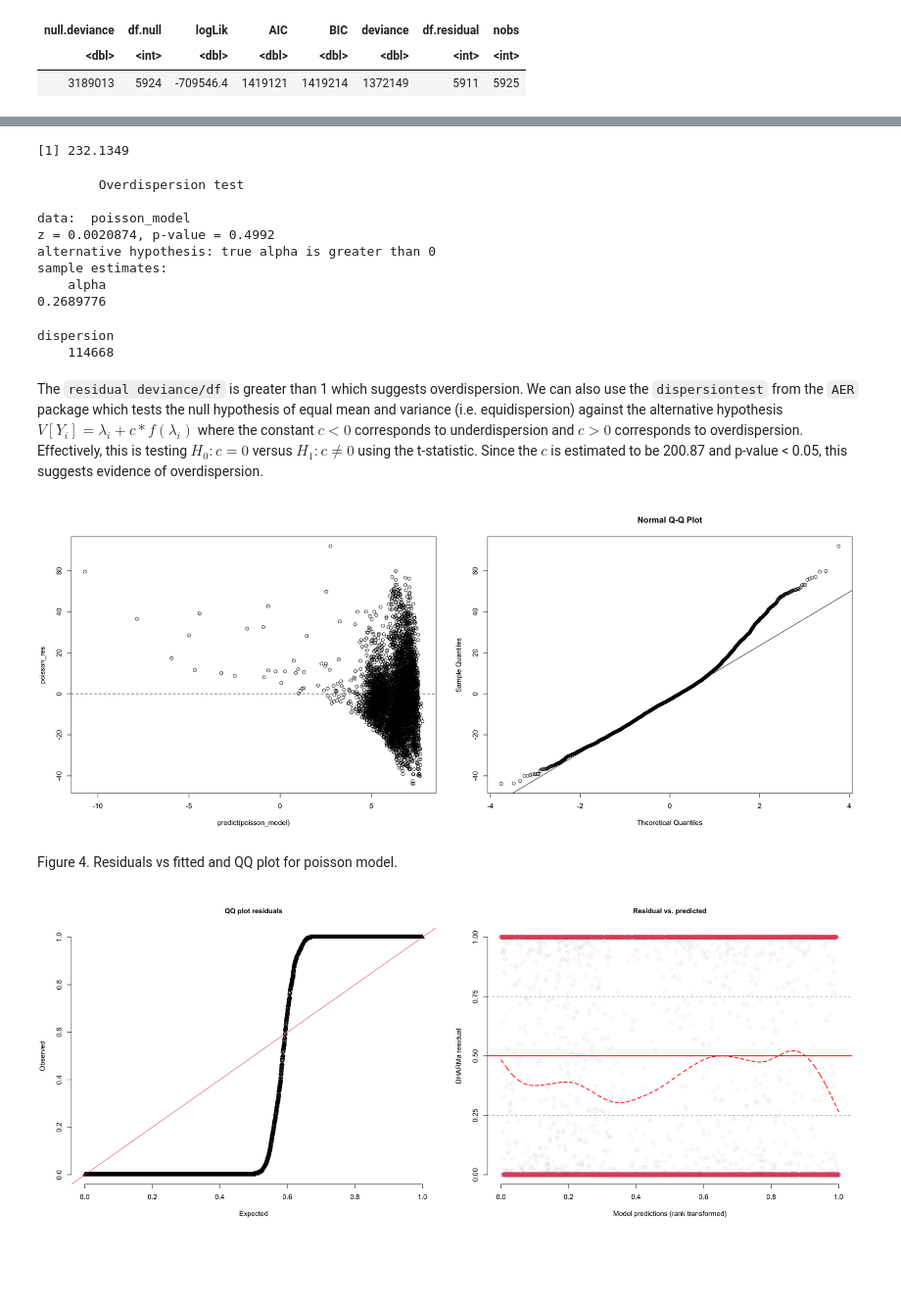
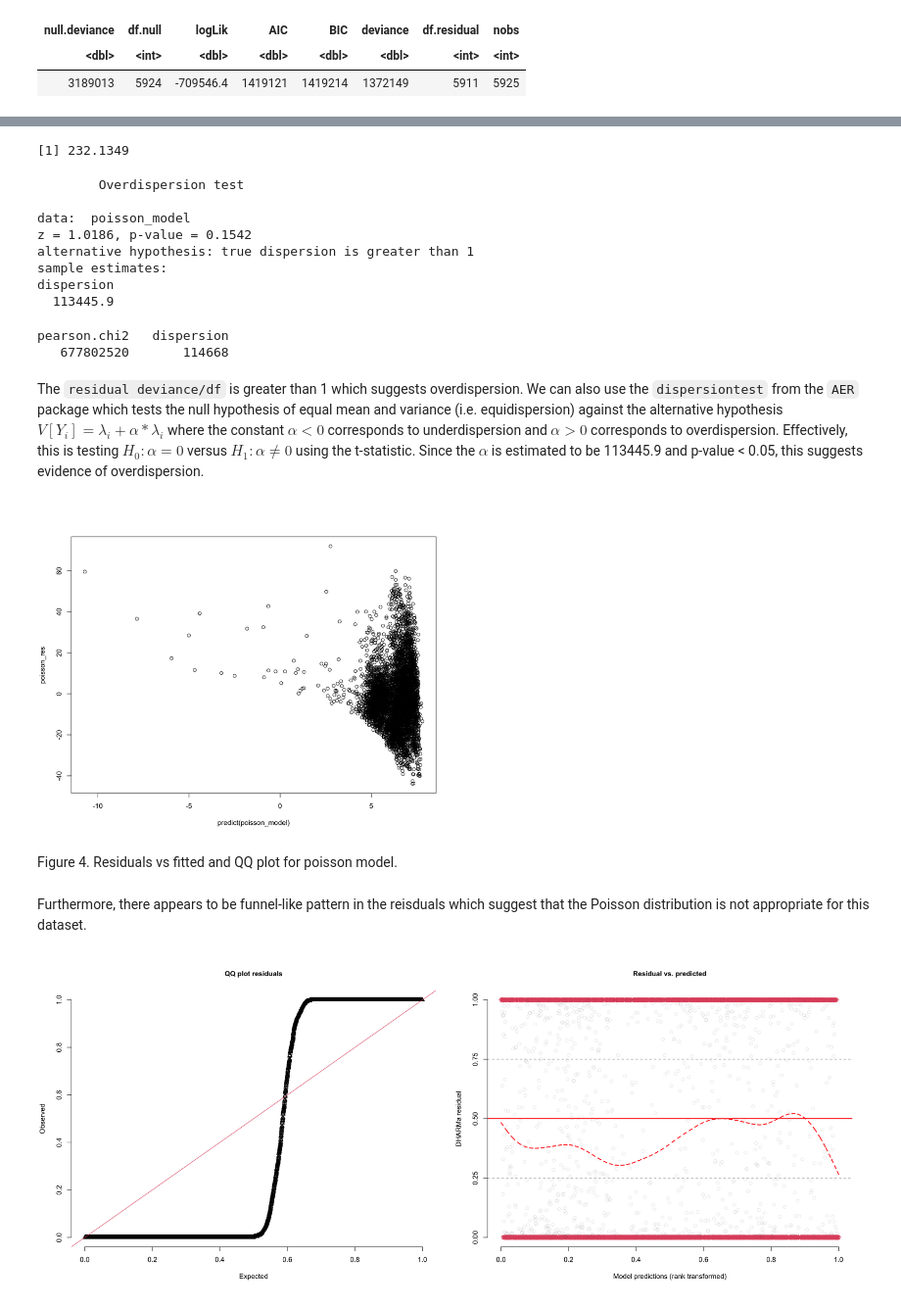
Before and after one commit to xiaohu1122/538A_project, a Jupyter notebook: 538A_Final_Project.ipynb, the cells around one changed output, grey strips where cells are left out. Shown at 98% size. Saved outputs shown, nothing was run; the diff lists cells and outputs as text; code cells hidden in the pictures; blank space fills up the shorter version.

Commit message:
vif plot, reset trafo in dispersion test, citations

```diff
--- a/538A_Final_Project.ipynb
+++ b/538A_Final_Project.ipynb
@@ -262,35 +302,37 @@ A tibble: 1 × 8
 # %%
 deviance(poisson_model)/poisson_model$df.residual
-dispersiontest(poisson_model,trafo = 2)
-P__disp(poisson_model)[2]
+dispersiontest(poisson_model)
+P__disp(poisson_model)
 # %% [output]
 [1] 232.1349
         Overdispersion test
 
 data:  poisson_model
-z = 0.0020874, p-value = 0.4992
-alternative hypothesis: true alpha is greater than 0
+z = 1.0186, p-value = 0.1542
+alternative hypothesis: true dispersion is greater than 1
 sample estimates:
-    alpha
-0.2689776
+dispersion
+  113445.9
-dispersion
-    114668
+pearson.chi2   dispersion
+   677802520       114668
 # %% [markdown]
-The `residual deviance/df` is greater than 1 which suggests overdispersion. We can also use the `dispersiontest` from the `AER` package which tests the null hypothesis of equal mean and variance (i.e. equidispersion) against the alternative hypothesis $V[Y_i] = \lambda_i + c*f(\lambda_i)$ where the constant $c<0$ corresponds to underdispersion and $c>0$ corresponds to overdispersion. Effectively, this is testing $H_0: c = 0$ versus $H_1: c \neq 0$ using the t-statistic. Since the $c$ is estimated to be 200.87 and p-value < 0.05, this suggests evidence of overdispersion.
+The `residual deviance/df` is greater than 1 which suggests overdispersion. We can also use the `dispersiontest` from the `AER` package which tests the null hypothesis of equal mean and variance (i.e. equidispersion) against the alternative hypothesis $V[Y_i] = \lambda_i + \alpha * \lambda_i$ where the constant $\alpha<0$ corresponds to underdispersion and $\alpha>0$ corresponds to overdispersion. Effectively, this is testing $H_0: \alpha = 0$ versus $H_1: \alpha \neq 0$ using the t-statistic. Since the $\alpha$ is estimated to be 113445.9 and p-value < 0.05, this suggests evidence of overdispersion.
 # %%
  # Residual plots
 {options(repr.plot.width=20, repr.plot.height=8)
 par(mfrow=c(1,2))
 poisson_res <- residuals(poisson_model, type="deviance")
 plot(predict(poisson_model), poisson_res)
-abline(h=0, lty=2)
-qqnorm(poisson_res)
-qqline(poisson_res)
+#abline(h=0, lty=2)
+#qqnorm(poisson_res)
+#qqline(poisson_res)
 }
 # %% [output]
-[figure, old version]
+[figure, new version]
 # %% [markdown]
 Figure 4. Residuals vs fitted and QQ plot for poisson model.
+# %% [markdown]
+Furthermore, there appears to be funnel-like pattern in the reisduals which suggest that the Poisson distribution is not appropriate for this dataset.
 # %%
 options(repr.plot.width=20, repr.plot.height=8)
 par(mfrow=c(1,2))
```
Also changed, not shown: parts of 10 cells of this notebook.
